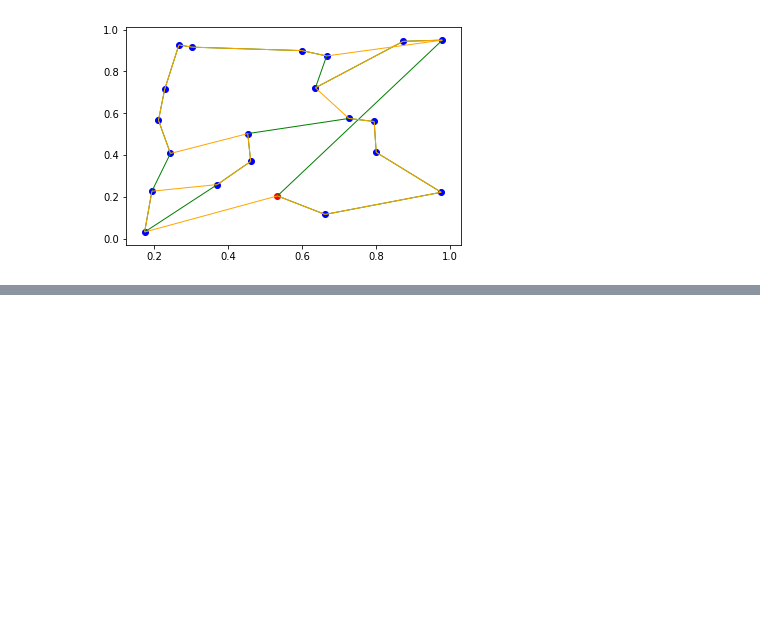
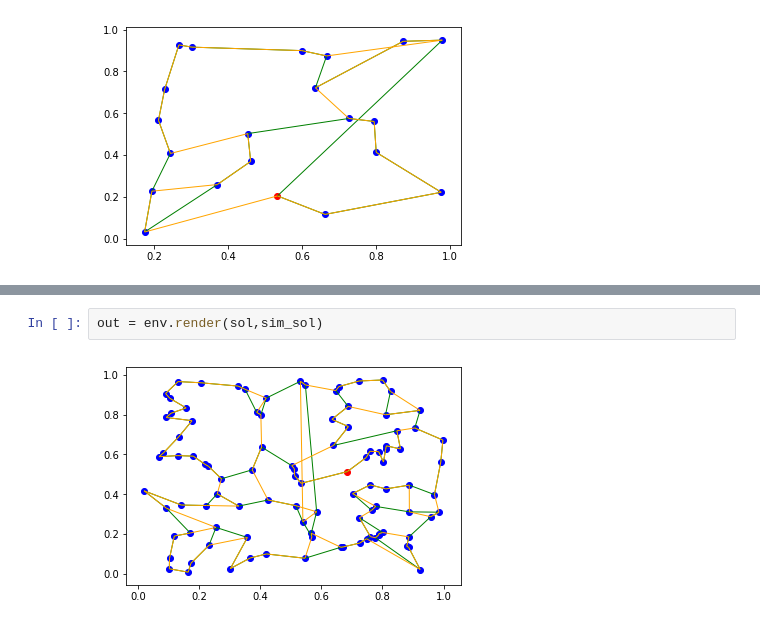
Before and after one commit to Ciro-Taranto/tsp_exercise, a Jupyter notebook: Untitled.ipynb, the cells around one changed output, grey strips where cells are left out. Saved outputs shown, nothing was run; the diff lists cells and outputs as text; blank space fills up the shorter version.

```diff
--- a/Untitled.ipynb
+++ b/Untitled.ipynb
@@ -166,0 +199,4 @@ out= env.render(simu.curr_solution,astar_sol)
+# %%
+out = env.render(sol,sim_sol)
+# %% [output]
+[figure, added]
```
Also changed, not shown: parts of 8 cells of this notebook, 1 other file.
